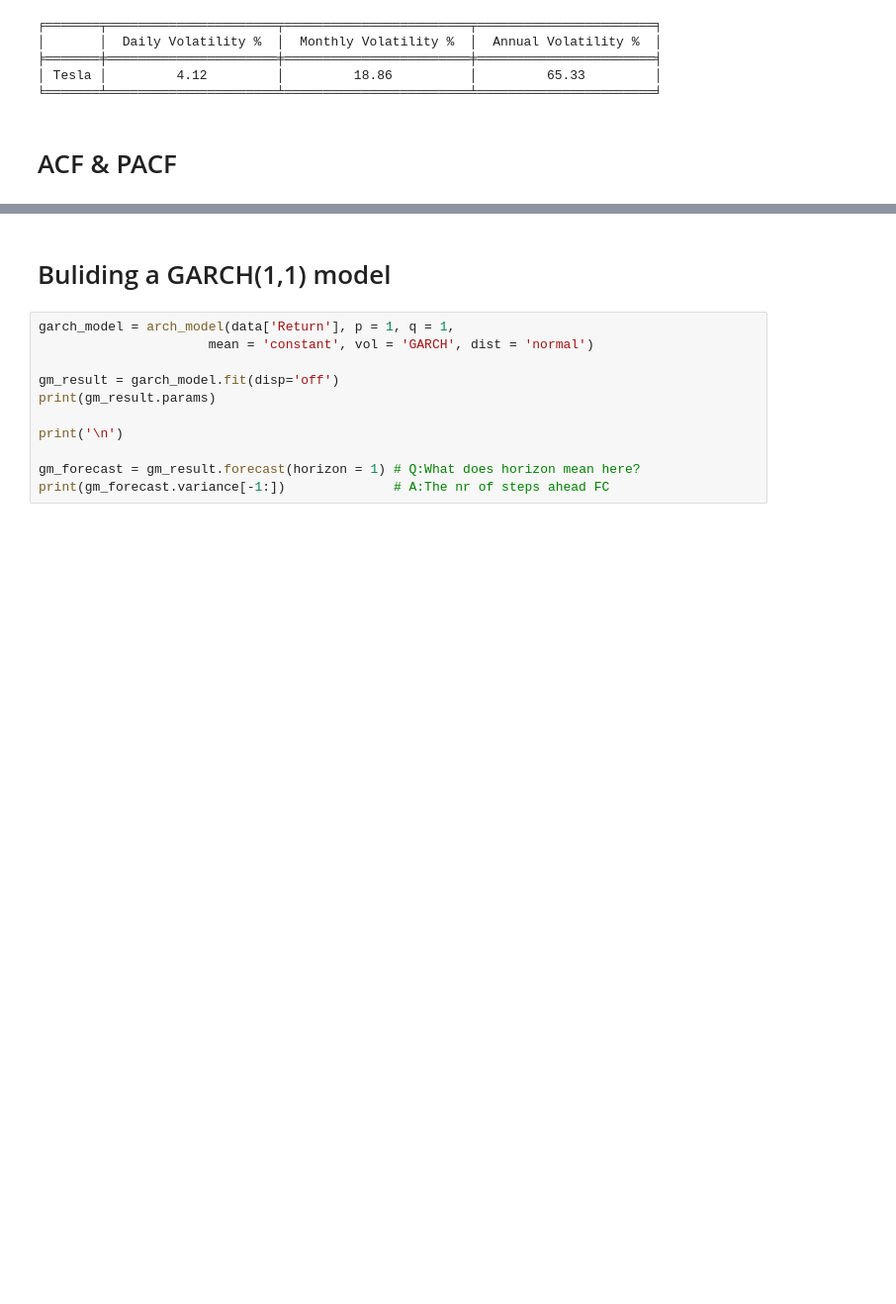
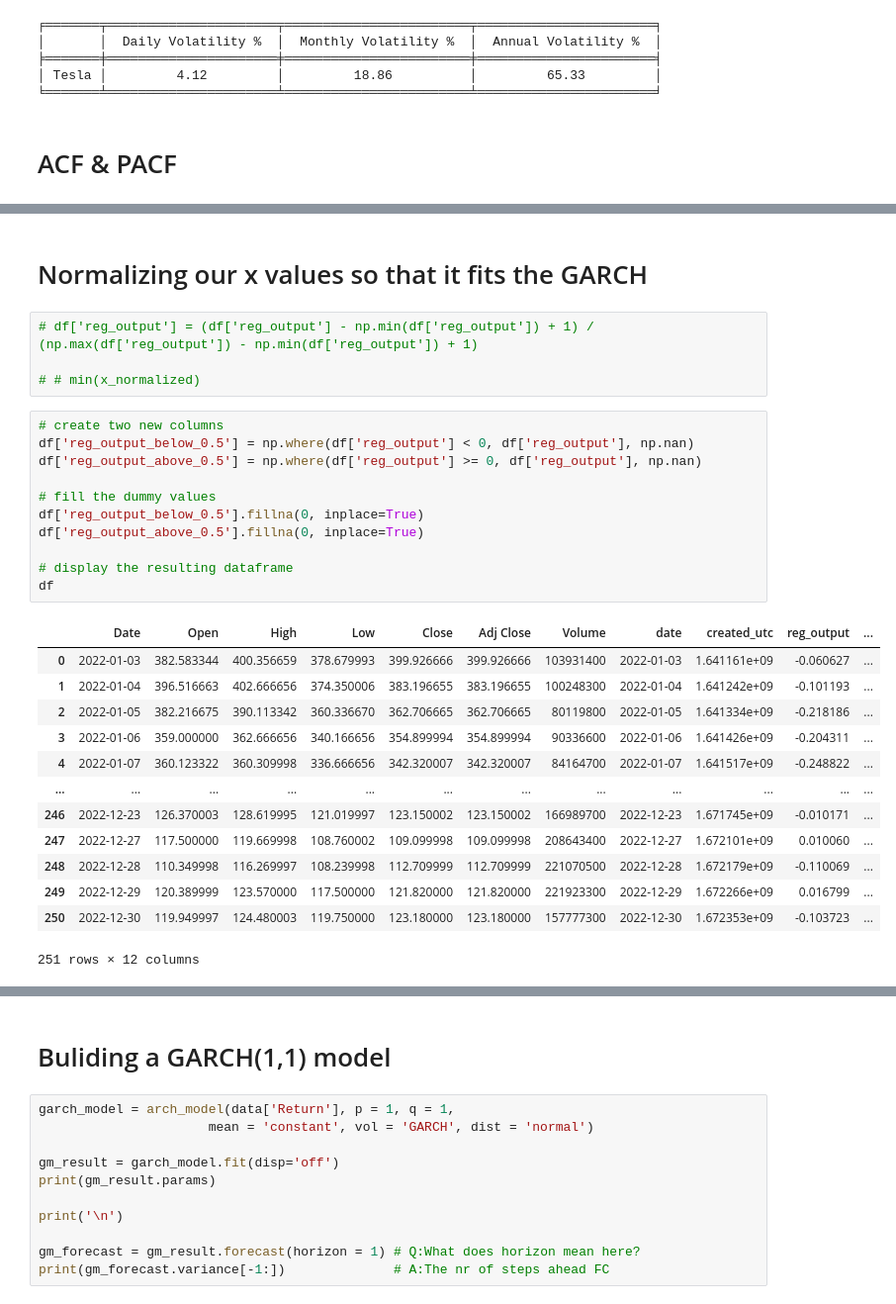
Before and after one commit to Maartenmoes9/Thesis_30_ECTS, a Jupyter notebook: GARCH_Oliver.ipynb, the cells around one changed output, grey strips where cells are left out. Shown: that part at 99% size. Saved outputs shown, nothing was run; the diff lists cells and outputs as text; blank space fills up the shorter version.

```diff
--- a/GARCH_Oliver.ipynb
+++ b/GARCH_Oliver.ipynb
@@ -72,0 +73,31 @@ plt.show()
+# %% [markdown]
+# Normalizing our x values so that it fits the GARCH
+# %%
+# df['reg_output'] = (df['reg_output'] - np.min(df['reg_output']) + 1) / (np.max(df['reg_output']) - np.min(df['reg_output']) + 1)
+
+# # min(x_normalized)
+# %%
+# create two new columns
+df['reg_output_below_0.5'] = np.where(df['reg_output'] < 0, df['reg_output'], np.nan)
+df['reg_output_above_0.5'] = np.where(df['reg_output'] >= 0, df['reg_output'], np.nan)
+
+# fill the dummy values
+df['reg_output_below_0.5'].fillna(0, inplace=True)
+df['reg_output_above_0.5'].fillna(0, inplace=True)
+
+# display the resulting dataframe
+df
+# %% [output]
+|  | Date | Open | High | Low | Close | Adj Close | Volume | date | created_utc | reg_output | ... |
+| 0 | 2022-01-03 | 382.583344 | 400.356659 | 378.679993 | 399.926666 | 399.926666 | 103931400 | 2022-01-03 | 1.641161e+09 | -0.060627 | ... |
+| 1 | 2022-01-04 | 396.516663 | 402.666656 | 374.350006 | 383.196655 | 383.196655 | 100248300 | 2022-01-04 | 1.641242e+09 | -0.101193 | ... |
+| 2 | 2022-01-05 | 382.216675 | 390.113342 | 360.336670 | 362.706665 | 362.706665 | 80119800 | 2022-01-05 | 1.641334e+09 | -0.218186 | ... |
+| 3 | 2022-01-06 | 359.000000 | 362.666656 | 340.166656 | 354.899994 | 354.899994 | 90336600 | 2022-01-06 | 1.641426e+09 | -0.204311 | ... |
+| 4 | 2022-01-07 | 360.123322 | 360.309998 | 336.666656 | 342.320007 | 342.320007 | 84164700 | 2022-01-07 | 1.641517e+09 | -0.248822 | ... |
+| ... | ... | ... | ... | ... | ... | ... | ... | ... | ... | ... | ... |
+| 246 | 2022-12-23 | 126.370003 | 128.619995 | 121.019997 | 123.150002 | 123.150002 | 166989700 | 2022-12-23 | 1.671745e+09 | -0.010171 | ... |
+| 247 | 2022-12-27 | 117.500000 | 119.669998 | 108.760002 | 109.099998 | 109.099998 | 208643400 | 2022-12-27 | 1.672101e+09 | 0.010060 | ... |
+| 248 | 2022-12-28 | 110.349998 | 116.269997 | 108.239998 | 112.709999 | 112.709999 | 221070500 | 2022-12-28 | 1.672179e+09 | -0.110069 | ... |
+| 249 | 2022-12-29 | 120.389999 | 123.570000 | 117.500000 | 121.820000 | 121.820000 | 221923300 | 2022-12-29 | 1.672266e+09 | 0.016799 | ... |
+| 250 | 2022-12-30 | 119.949997 | 124.480003 | 119.750000 | 123.180000 | 123.180000 | 157777300 | 2022-12-30 | 1.672353e+09 | -0.103723 | ... |
+251 rows × 12 columns
```
Also changed, not shown: parts of 3 cells of this notebook, 1 other file.
